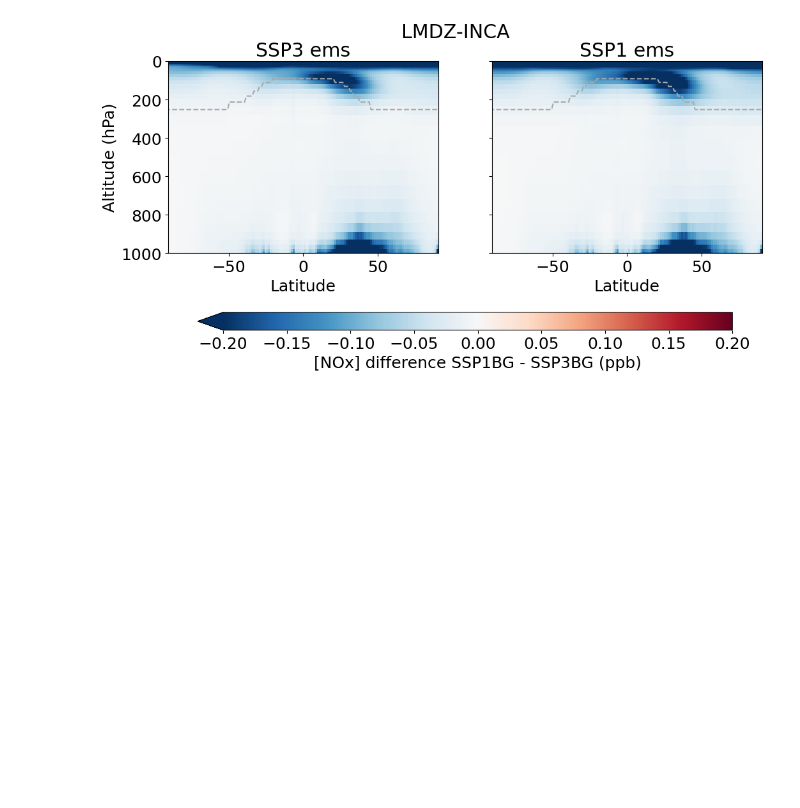
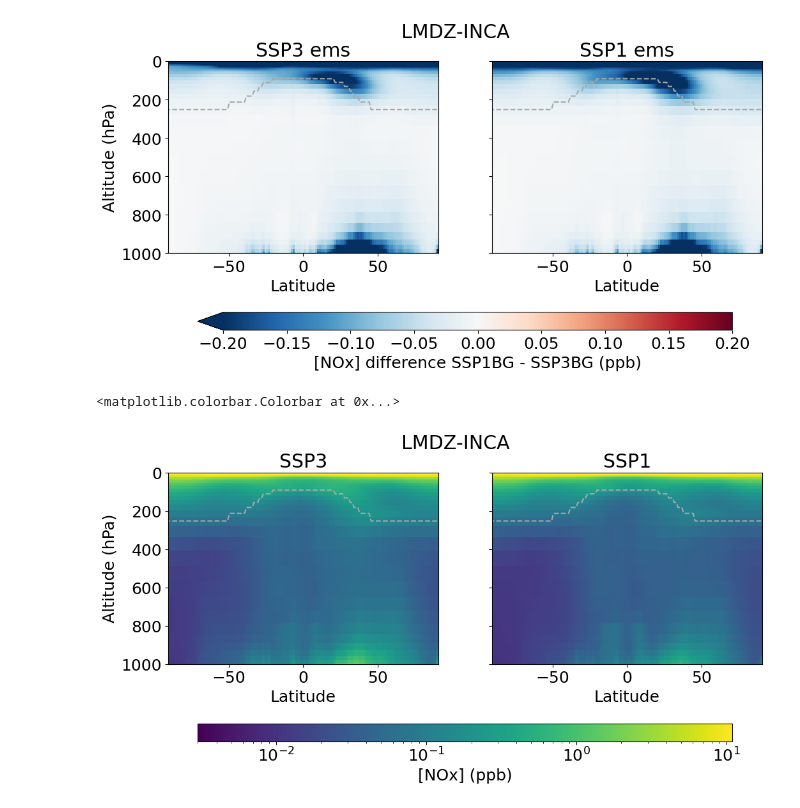
Before and after one commit to zosiast/ACACIA_future_paper3_figs, a Jupyter notebook: UTLS_lmdzinca_SSP.ipynb, the cells around one changed output. Cells and saved outputs as stored; diff of their text form; code cells hidden in the pictures; blank space fills up the shorter version.

```diff
--- a/UTLS_lmdzinca_SSP.ipynb
+++ b/UTLS_lmdzinca_SSP.ipynb
@@ -96,3 +97,44 @@ fig.colorbar(im, ax=[ax1, ax2], orientation='horizontal', label=f"[NOx] differen
 # %% [output]
 <matplotlib.colorbar.Colorbar at 0x...>
 [figure]
+# %%
+fig, ((ax1,ax2)) = plt.subplots(1,2, figsize = (12,6),sharey=True)
+
+#im = (ds_diff_SSP3['vmrnox']*1e9).mean(dim=["time_counter","lon"],keep_attrs=True).plot(ax=ax1,y='lev',cmap = 'RdBu_r',vmax=0.2,vmin=-0.2,yincrease=False,
+#                                                                           add_colorbar=False)
+
+im = ax1.pcolormesh(ds_SSP1.lat,ds_SSP1.lev/100,
+               (ds_SSP3["vmrnox"]*1e9).mean(dim=["time_counter","lon"],keep_attrs=True),
+               #cmap='RdBu_r',
+               norm=matplotlib.colors.LogNorm(vmax=11,vmin=0.003))
+
+ax1.set_title('SSP3')
+ax1.set_ylabel('Altitude (hPa)')
+ax1.set_xlabel('Latitude')
+ax1.set_ylim(100000, 0)
+
+ax1.plot(ds_SSP1.lat,trop_lev/100,c='darkgrey',linewidth=1.5,linestyle='--')
+
+ax2.pcolormesh(ds_SSP1.lat,ds_SSP1.lev/100,
+               (ds_SSP1["vmrnox"]*1e9).mean(dim=["time_counter","lon"],keep_attrs=True),
+               #vmax=11,vmin=0.003,
+               #cmap='RdBu_r',
+               norm=matplotlib.colors.LogNorm(vmax=11,vmin=0.003))
+
+
+ax2.set_title('SSP1')
+ax2.set_ylabel('')
+ax2.set_xlabel('Latitude')
+
+ax1.set_ylim(1000, 0)
+plt.suptitle('LMDZ-INCA')
+ax2.plot(ds_SSP1.lat,trop_lev/100,c='darkgrey',linewidth=1.5,linestyle='--')
+
+
+
+
+
+fig.colorbar(im, ax=[ax1, ax2], orientation='horizontal', label=f"[NOx] (ppb)",aspect=30,shrink=0.9,pad=0.20)
+# %% [output]
+<matplotlib.colorbar.Colorbar at 0x...>
+[figure, added]
```
Also changed, not shown: parts of 1 cell of this notebook, 9 other files.
